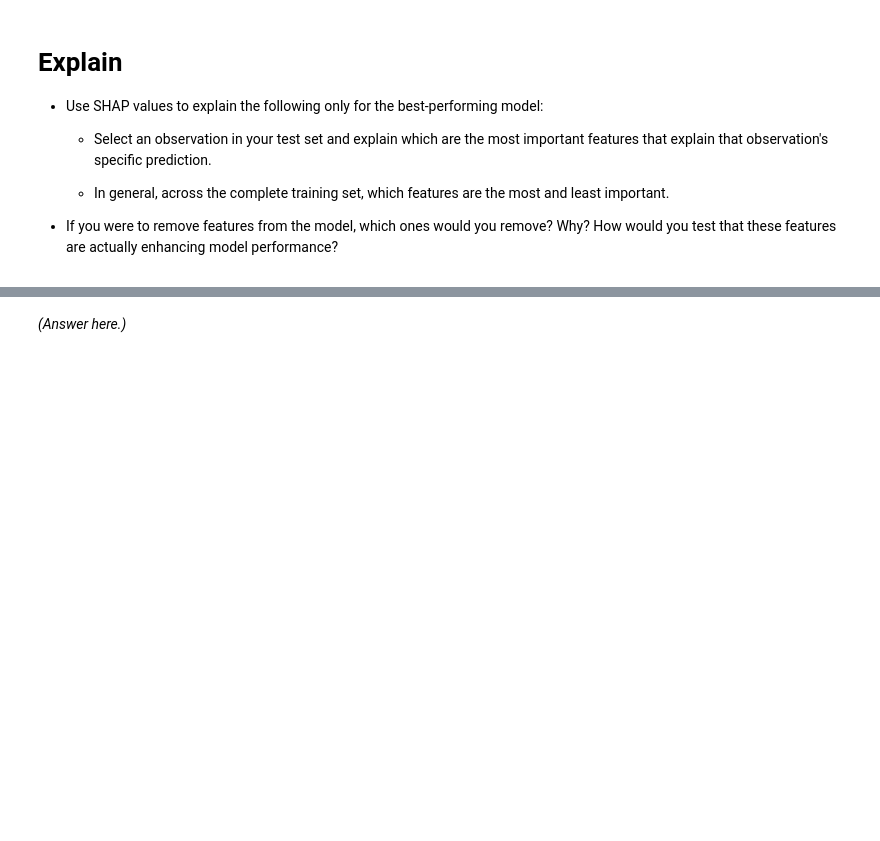
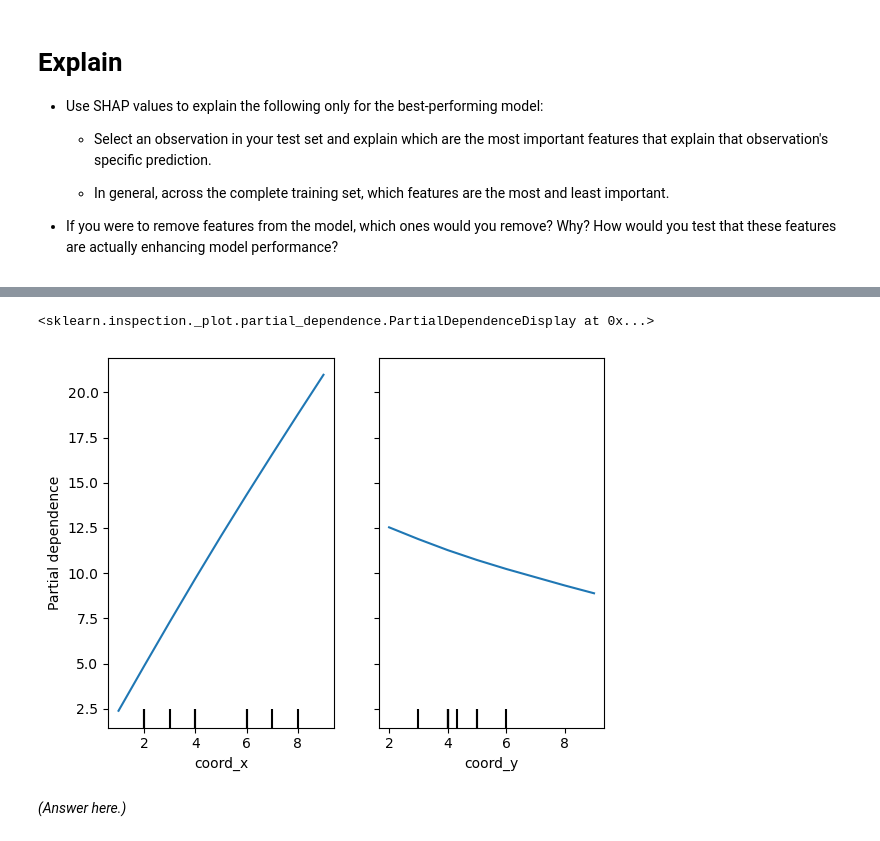
Before and after one commit to sanjanabansal1994/production, a Jupyter notebook: 02_activities/assignments/assignment_2.ipynb, the cells around one changed output, grey strips where cells are left out. Drawn from its saved outputs; the diff is of its cells as text; code cells hidden in the pictures; blank space fills up the shorter version.

```diff
--- a/02_activities/assignments/assignment_2.ipynb
+++ b/02_activities/assignments/assignment_2.ipynb
@@ -412,3 +494,9 @@ GridSearchCV(cv=5,
+# %%
+PartialDependenceDisplay.from_estimator(model, X_train,
+                                        features = ['coord_x', 'coord_y'])
+# %% [output]
+<sklearn.inspection._plot.partial_dependence.PartialDependenceDisplay at 0x...>
+[figure, added]
 # %% [markdown]
 *(Answer here.)*
 # %% [markdown]
```
Also changed, not shown: parts of 17 cells of this notebook, 8 other files.
